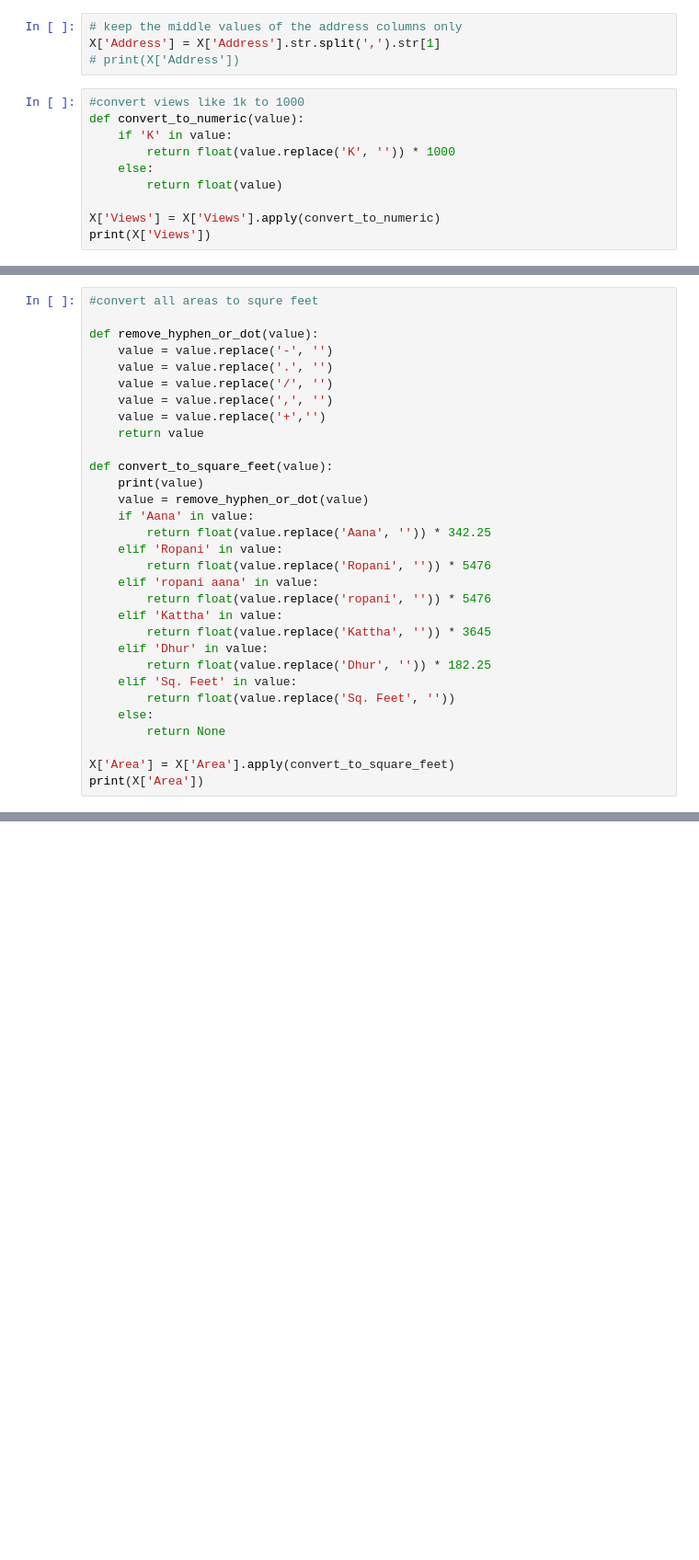
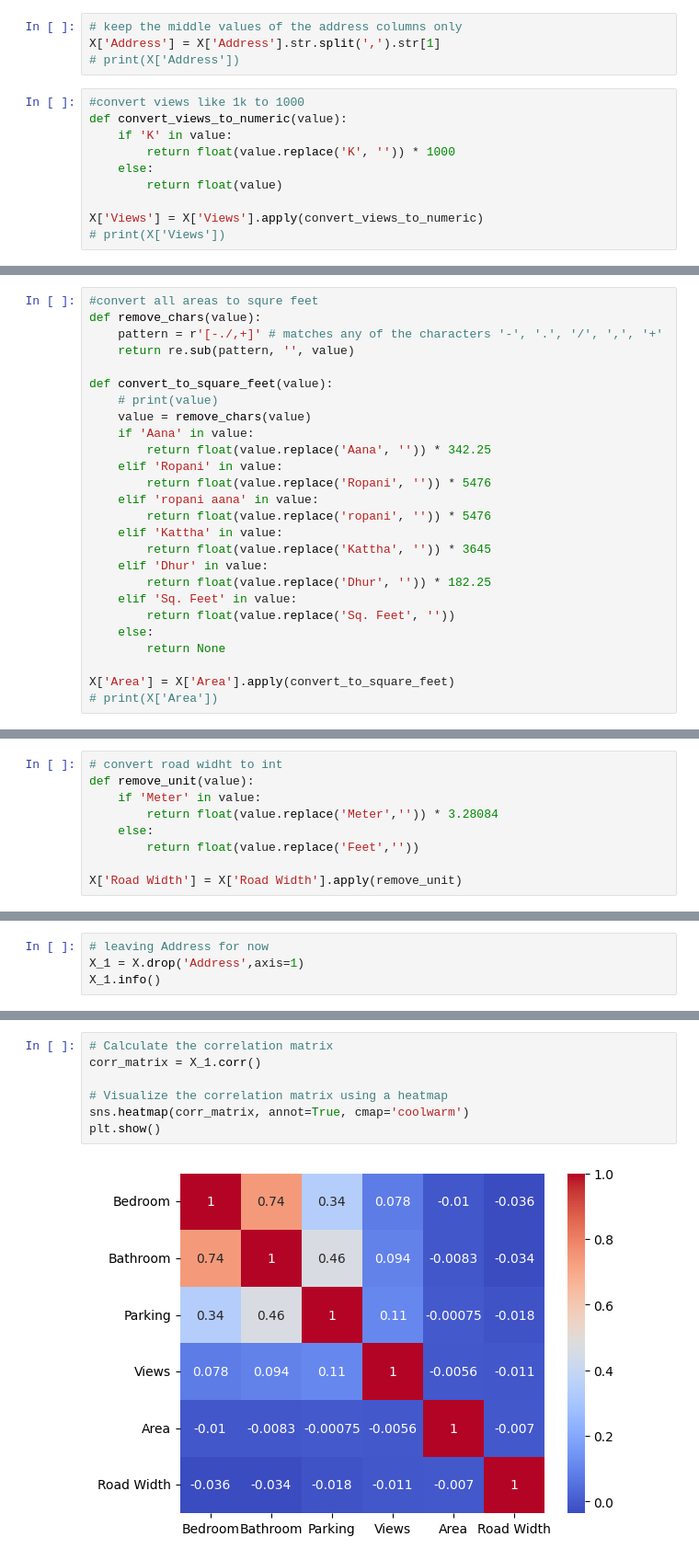
Before and after one commit to thenaivekid/House-Price-Prediction, a Jupyter notebook: housingPricePrediction.ipynb, the cells around one changed output, grey strips where cells are left out. Shown at 92% size. Cells and saved outputs as stored; diff of their text form; blank space fills up the shorter version.

Commit message:
update: visualization added

```diff
--- a/housingPricePrediction.ipynb
+++ b/housingPricePrediction.ipynb
@@ -108,11 +112,11 @@ X['Address'] = X['Address'].str.split(',').str[1]
 # print(X['Address'])
 # %%
 #convert views like 1k to 1000
-def convert_to_numeric(value):
+def convert_views_to_numeric(value):
     if 'K' in value:
         return float(value.replace('K', '')) * 1000
     else:
         return float(value)
 
-X['Views'] = X['Views'].apply(convert_to_numeric)
-print(X['Views'])
+X['Views'] = X['Views'].apply(convert_views_to_numeric)
+# print(X['Views'])
@@ -132,17 +123,12 @@ Name: Views, Length: 2209, dtype: float64
 # %%
 #convert all areas to squre feet
-
-def remove_hyphen_or_dot(value):
-    value = value.replace('-', '')
-    value = value.replace('.', '')
-    value = value.replace('/', '')
-    value = value.replace(',', '')
-    value = value.replace('+','')
-    return value
+def remove_chars(value):
+    pattern = r'[-./,+]' # matches any of the characters '-', '.', '/', ',', '+'
+    return re.sub(pattern, '', value)
 
 def convert_to_square_feet(value):
-    print(value)
-    value = remove_hyphen_or_dot(value)
+    # print(value)
+    value = remove_chars(value)
     if 'Aana' in value:
         return float(value.replace('Aana', '')) * 342.25
     elif 'Ropani' in value:
@@ -159,4 +145,4 @@ def convert_to_square_feet(value):
         return None
 
 X['Area'] = X['Area'].apply(convert_to_square_feet)
-print(X['Area'])
+# print(X['Area'])
@@ -180,0 +149,9 @@ Name: Area, Length: 2209, dtype: float64
+# %%
+# convert road widht to int
+def remove_unit(value):
+    if 'Meter' in value:
+        return float(value.replace('Meter','')) * 3.28084
+    else:
+        return float(value.replace('Feet',''))
+
+X['Road Width'] = X['Road Width'].apply(remove_unit)
@@ -180,0 +167,4 @@ Name: Area, Length: 2209, dtype: float64
+# %%
+# leaving Address for now
+X_1 = X.drop('Address',axis=1)
+X_1.info()
@@ -180,0 +227,9 @@ Name: Area, Length: 2209, dtype: float64
+# %%
+# Calculate the correlation matrix
+corr_matrix = X_1.corr()
+
+# Visualize the correlation matrix using a heatmap
+sns.heatmap(corr_matrix, annot=True, cmap='coolwarm')
+plt.show()
+# %% [output]
+[figure, added]
```
Also changed, not shown: parts of 12 cells of this notebook.
